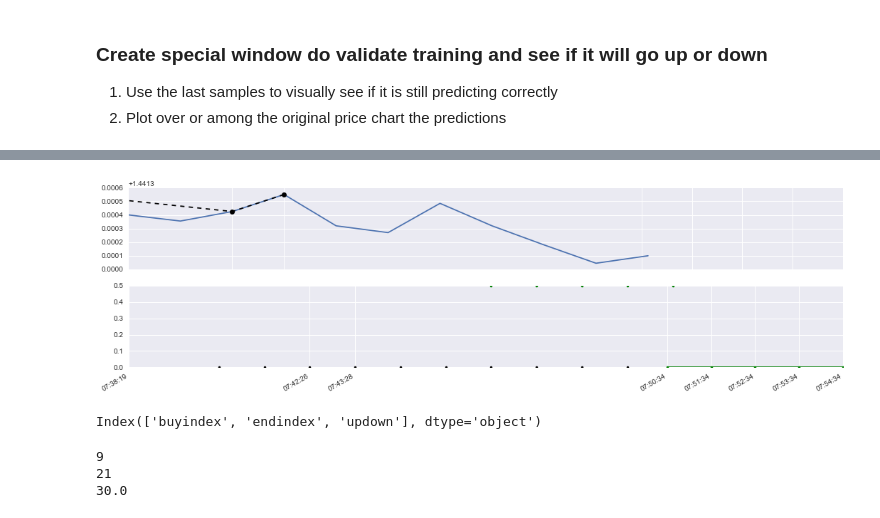
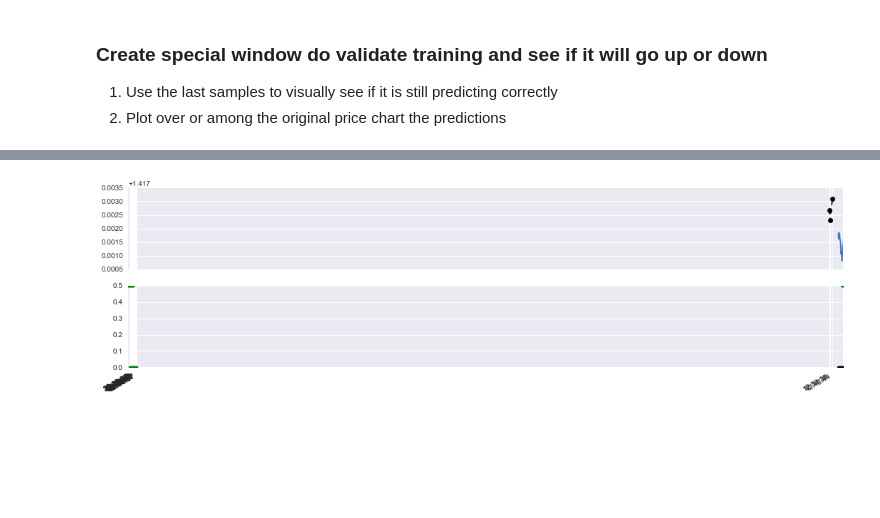
Before and after one commit to eusoubrasileiro/geonumerics, a Jupyter notebook: ipython_notebooks/Forex Test 7 - System of Prediction Analysis.ipynb, the cells around one changed output, grey strips where cells are left out. Cells and saved outputs as stored; diff of their text form; code cells hidden in the pictures; blank space fills up the shorter version.

```diff
--- a/ipython_notebooks/Forex Test 7 - System of Prediction Analysis.ipynb
+++ b/ipython_notebooks/Forex Test 7 - System of Prediction Analysis.ipynb
@@ -24,0 +27,2 @@ Populating the interactive namespace from numpy and matplotlib
+# %%
+dfdata = pd.read_pickle('real_time_quotes_13_06_to_23_06.pandas')
@@ -25,12 +38,12 @@ Populating the interactive namespace from numpy and matplotlib
 # %%
-%%time
+#%%time
 
-try:
-    dfdata = pd.read_pickle('real_time_quotes.pandas')
-    dfdata = dfdata.set_index(pd.DatetimeIndex(dfdata['time']))
-    dfdata.drop('time', axis='columns', inplace=True) #not needed anymore
-except:
-    pass
+#try:
+#    dfdata = pd.read_pickle('real_time_quotes.pandas')
+#    dfdata = dfdata.set_index(pd.DatetimeIndex(dfdata['time']))
+#    dfdata.drop('time', axis='columns', inplace=True) #not needed anymore
+#except:
+#    pass
 
-print(len(dfdata))
+print(len(dfdata[::2]))
 # %% [output]
@@ -209,5 +86,5 @@ class PreparePredictionData:
 # %%
-cp  = dfdata[::6] # 30 or 60 seconds
+cp  = dfdata[:-300:2] # 30 or 60 seconds
 cp = cp.copy() # avoid stupid warning from pandas
 #cp = cp.ewm(span=6).mean() # média de 1 minuto
 pp = PreparePredictionData(cp, target_quote, dt=60)
@@ -283,12 +161,5 @@ class classifier_training:
             all_accuracies.append(np.mean(100*np.mean(self.accuracies[1])))
         plt.plot(windowgenerator, all_accuracies, 'o-')
 
-    def Train(self, X, y):
-        """
-        train just if the number of samples are greater/equal minimum
-        """
-        if X.index.size >= self.windown:
-            self.model.fit(X, y, warm_start=True)
-
     def Predict(self, X):
         return self.model.predict(X)
@@ -371,6 +233,6 @@ pp.topredict
 # %%
 see_prediction(pp.srtarget, pp.percentiles[2]*60., pp.srpivots, pp.srdu,
-               classifier.model, pp.topredict[1:], pp.shift, pp.dt)
+               classifier.model, pp.topredict, pp.shift, pp.dt)
 
 print(pp.last_time_real)
 # %% [output]
@@ -378,4 +240,4 @@ print(pp.last_time_real)
-[figure, old version]
+[figure, new version]
 # %%
 # vou criando amostras de 15 em 15
 ###  treinando de 60 em 60  bla bla bla bla
@@ -424,4 +326,0 @@ iqdf = pd.DataFrame(iqbuy)
-# %%
-iqdf.columns
-# %% [output]
-Index(['buyindex', 'endindex', 'updown'], dtype='object')
@@ -435,9 +326,0 @@ iqdf['bup'] = iqdf['realup'].apply(lambda x: 1 if x > 0 else 0)
-# %%
-iqdf['right'] = (iqdf['bup'] == iqdf['updown'])
-print(iqdf[iqdf['right'] == True].index.size)
-print(iqdf[iqdf['right'] == False].index.size)
-print(100*((iqdf[iqdf['right'] == True].index.size)/iqdf.index.size))
-# %% [output]
-9
-21
-30.0
```
Also changed, not shown: parts of 52 cells of this notebook, 5 other files.
